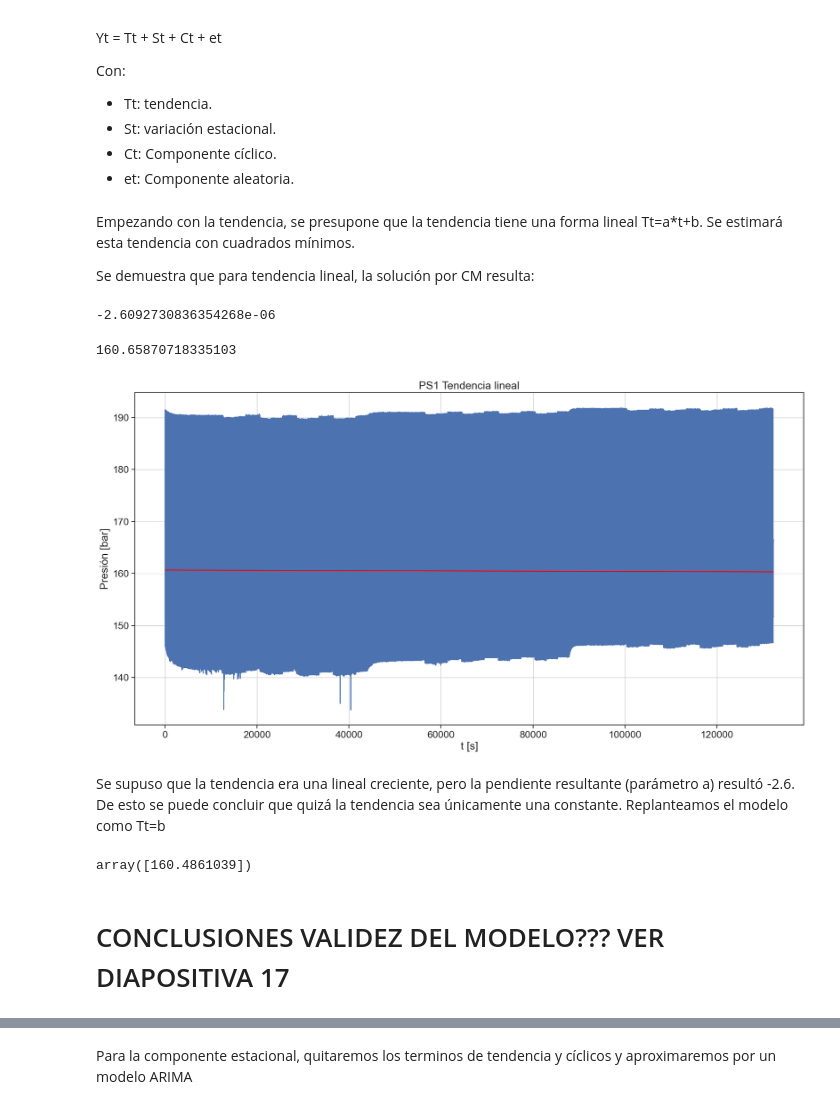
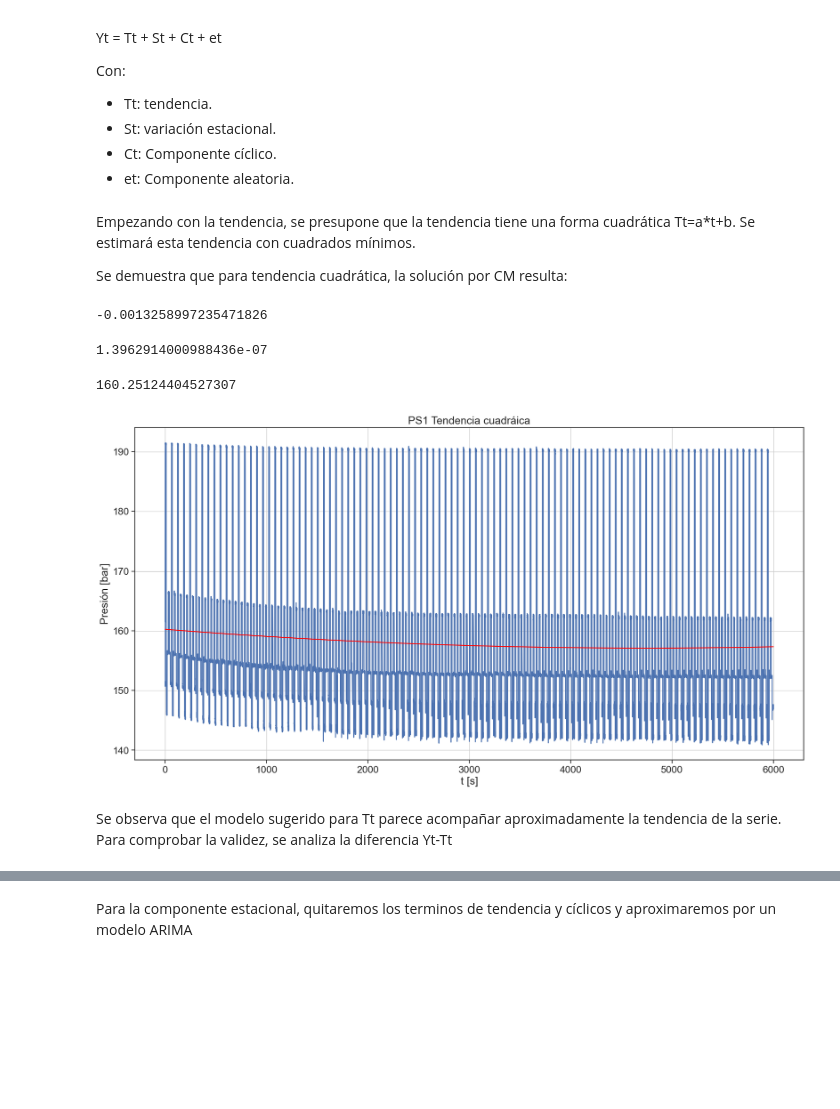
Before and after one commit to maxit1992/CEIA_ASdT, a Jupyter notebook: TP/TP_Maximiliano_Torti.ipynb, the cells around one changed output, grey strips where cells are left out. Drawn from its saved outputs; the diff is of its cells as text; code cells hidden in the pictures; blank space fills up the shorter version.

Commit message:
Modelo Aditivo

```diff
--- a/TP/TP_Maximiliano_Torti.ipynb
+++ b/TP/TP_Maximiliano_Torti.ipynb
@@ -110,5 +114,5 @@ Se observa que estamos antes una serie de tiempo multivariada, donde el proceso
 # %%
-serie = df_x['PS1']
+serie = df_x['PS1'][:100,:]
 x_serie = np.arange(0,serie.shape[1]*0.01,0.01, dtype=np.float64)
 serie_1d = serie.reshape(-1,1)[:,0]
 x_serie_1d= np.arange(0,serie_1d.size*0.01,0.01, dtype=np.float64)
@@ -166,35 +170,38 @@ Con:
 - Ct: Componente cíclico.
 - et: Componente aleatoria.
 # %% [markdown]
-Empezando con la tendencia, se presupone que la tendencia tiene una forma lineal Tt=a*t+b. Se estimará esta tendencia con cuadrados mínimos.
+Empezando con la tendencia, se presupone que la tendencia tiene una forma cuadrática Tt=a*t+b. Se estimará esta tendencia con cuadrados mínimos.
 
-Se demuestra que para tendencia lineal, la solución por CM resulta:
+Se demuestra que para tendencia cuadrática, la solución por CM resulta:
 # %%
-def objective(t,a,b):
-    return a*t+b
+def objective(t,a,b,c):
+    return a*t+b*t**2+c
 
-popt, _ = curve_fit(objective, x_serie_1d[::10], serie_1d[::10])
-a,b = popt
+popt, _ = curve_fit(objective, x_serie_1d, serie_1d)
+a,b,c = popt
 # %%
 a
 # %% [output]
--2.6092730836354268e-06
+-0.0013258997235471826
 # %%
 b
 # %% [output]
-160.65870718335103
+1.3962914000988436e-07
+# %%
+c
+# %% [output]
+160.25124404527307
 # %%
-y_line = objective(x_serie_1d[::10],a,b)
+y_line = objective(x_serie_1d,a,b,c)
 # %%
+# Grafico de estimación de tendencia. Azul valores reales, rojo valores modelados
 fig, ax = plt.subplots(1,figsize=(20, 10))
-ax.plot(x_serie_1d[::10], serie_1d[::10])
-ax.plot(x_serie_1d[::10],y_line, color = 'red')
-ax.set_title("PS1 Tendencia lineal")
+ax.plot(x_serie_1d, serie_1d)
+ax.plot(x_serie_1d,y_line, color = 'red')
+ax.set_title("PS1 Tendencia cuadráica")
 ax.set_xlabel("t [s]")
 ax.set_ylabel("Presión [bar]")
 ax.grid(True)
 plt.show()
 # %% [output]
-[figure, old version]
+[figure, new version]
-# %% [markdown]
-Se supuso que la tendencia era una lineal creciente, pero la pendiente resultante (parámetro a) resultó -2.6. De esto se puede concluir que quizá la tendencia sea únicamente una constante. Replanteamos el modelo como Tt=b
@@ -207,6 +208,4 @@ Tt = popt
+# %% [markdown]
+Se observa que el modelo sugerido para Tt parece acompañar aproximadamente la tendencia de la serie. Para comprobar la validez, se analiza la diferencia Yt-Tt
 # %%
-Tt
+Tt = y_line
-# %% [output]
-array([160.4861039])
-# %% [markdown]
-# CONCLUSIONES VALIDEZ DEL MODELO??? VER DIAPOSITIVA 17
```
Also changed, not shown: parts of 41 cells of this notebook.
